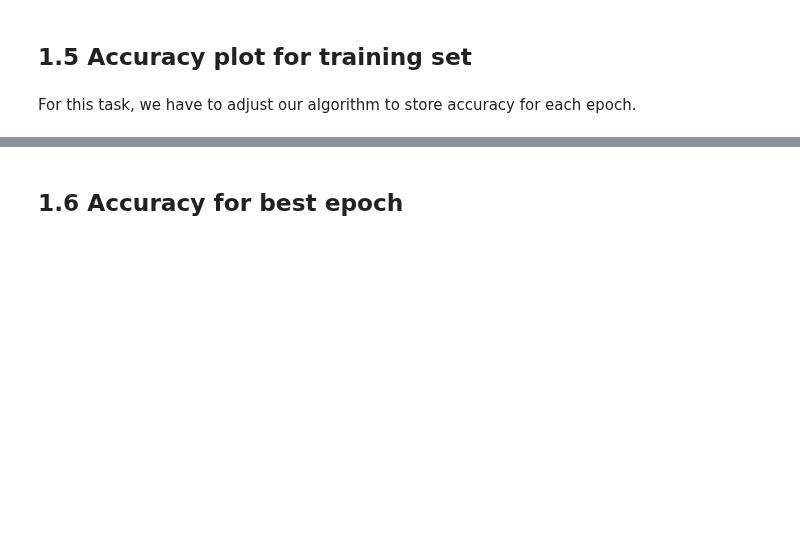
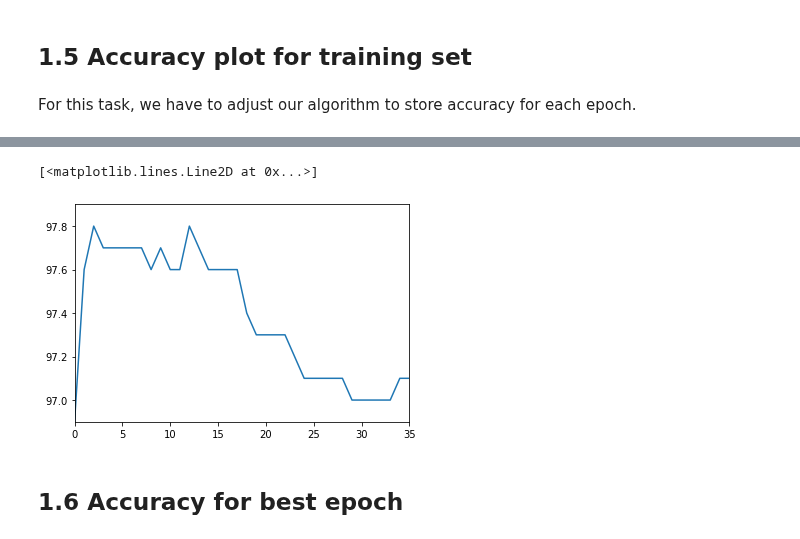
Before and after one commit to adamnpeace/comp90-cw1, a Jupyter notebook: pt1.ipynb, the cells around one changed output, grey strips where cells are left out. Drawn from its saved outputs; the diff is of its cells as text; code cells hidden in the pictures; blank space fills up the shorter version.

```diff
--- a/pt1.ipynb
+++ b/pt1.ipynb
@@ -182,3 +201,9 @@ plt.plot(accuracy_training)
+# %%
+plt.axis([0, epoch, min(accuracy_validation), max(accuracy_validation) + 0.1])
+plt.plot(accuracy_validation)
+# %% [output]
+[<matplotlib.lines.Line2D at 0x...>]
+[figure, added]
 # %% [markdown]
 ## 1.6 Accuracy for best epoch
 # %%
```
Also changed, not shown: parts of 8 cells of this notebook, 1 other file.
